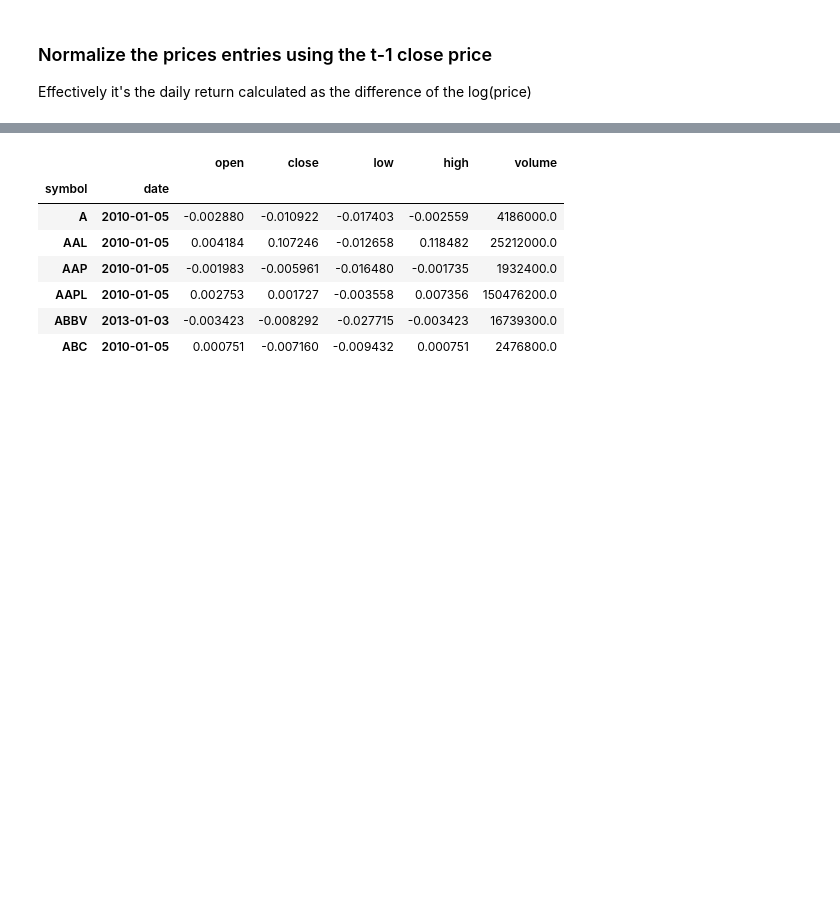
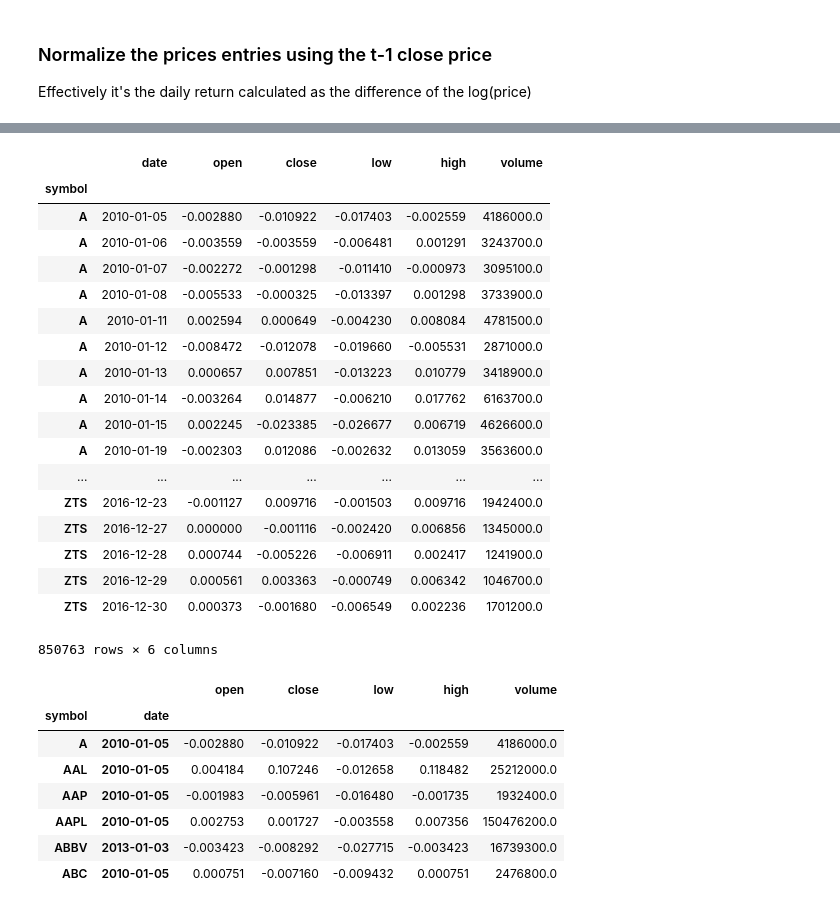
Before and after one commit to marshallratliff/W207_Final_Project, a Jupyter notebook: Final_Project_Analysis_Marcus.ipynb, the cells around one changed output, grey strips where cells are left out. Saved outputs shown, nothing was run; the diff lists cells and outputs as text; code cells hidden in the pictures; blank space fills up the shorter version.

```diff
--- a/Final_Project_Analysis_Marcus.ipynb
+++ b/Final_Project_Analysis_Marcus.ipynb
@@ -50,3 +111,25 @@ log_ret.drop(labels=idx, axis='index', inplace=True)
+# %%
+log_ret.reset_index().set_index('symbol')
+# %% [output]
+|  | date | open | close | low | high | volume |
+| symbol |  |  |  |  |  |  |
+| A | 2010-01-05 | -0.002880 | -0.010922 | -0.017403 | -0.002559 | 4186000.0 |
+| A | 2010-01-06 | -0.003559 | -0.003559 | -0.006481 | 0.001291 | 3243700.0 |
+| A | 2010-01-07 | -0.002272 | -0.001298 | -0.011410 | -0.000973 | 3095100.0 |
+| A | 2010-01-08 | -0.005533 | -0.000325 | -0.013397 | 0.001298 | 3733900.0 |
+| A | 2010-01-11 | 0.002594 | 0.000649 | -0.004230 | 0.008084 | 4781500.0 |
+| A | 2010-01-12 | -0.008472 | -0.012078 | -0.019660 | -0.005531 | 2871000.0 |
+| A | 2010-01-13 | 0.000657 | 0.007851 | -0.013223 | 0.010779 | 3418900.0 |
+| A | 2010-01-14 | -0.003264 | 0.014877 | -0.006210 | 0.017762 | 6163700.0 |
+| A | 2010-01-15 | 0.002245 | -0.023385 | -0.026677 | 0.006719 | 4626600.0 |
+| A | 2010-01-19 | -0.002303 | 0.012086 | -0.002632 | 0.013059 | 3563600.0 |
+| ... | ... | ... | ... | ... | ... | ... |
+| ZTS | 2016-12-23 | -0.001127 | 0.009716 | -0.001503 | 0.009716 | 1942400.0 |
+| ZTS | 2016-12-27 | 0.000000 | -0.001116 | -0.002420 | 0.006856 | 1345000.0 |
+| ZTS | 2016-12-28 | 0.000744 | -0.005226 | -0.006911 | 0.002417 | 1241900.0 |
+| ZTS | 2016-12-29 | 0.000561 | 0.003363 | -0.000749 | 0.006342 | 1046700.0 |
+| ZTS | 2016-12-30 | 0.000373 | -0.001680 | -0.006549 | 0.002236 | 1701200.0 |
+850763 rows × 6 columns
 # %%
 log_ret.groupby('symbol').head(1).head(6)
 # %% [output]
```
Also changed, not shown: parts of 25 cells of this notebook.
